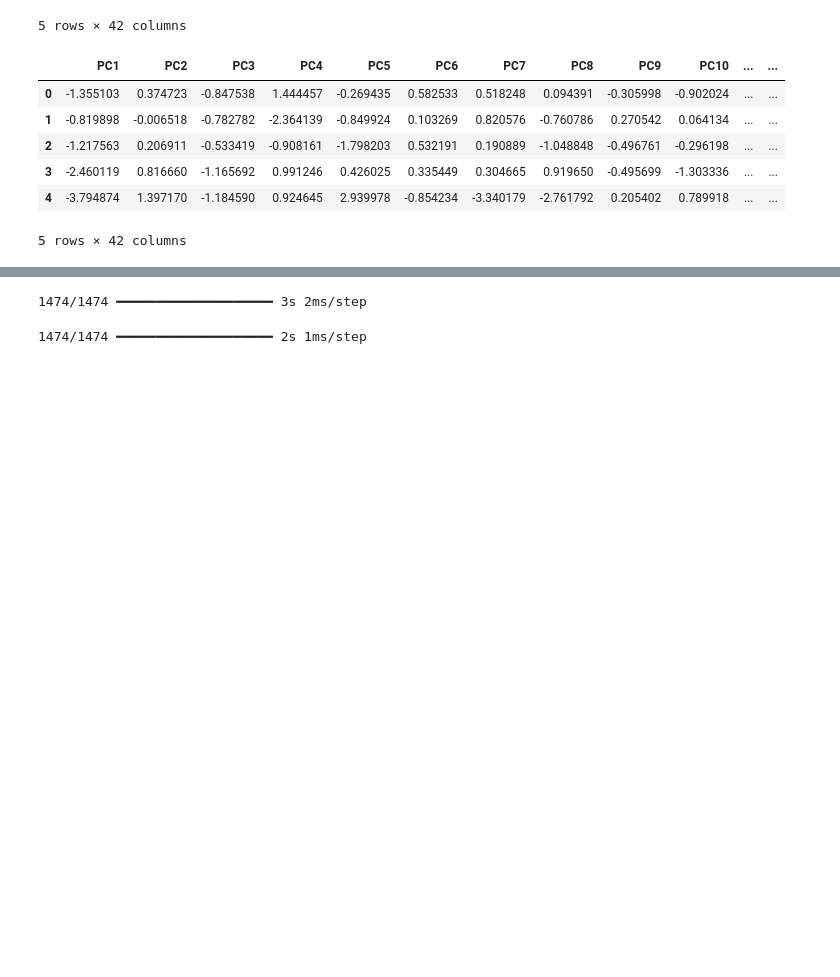
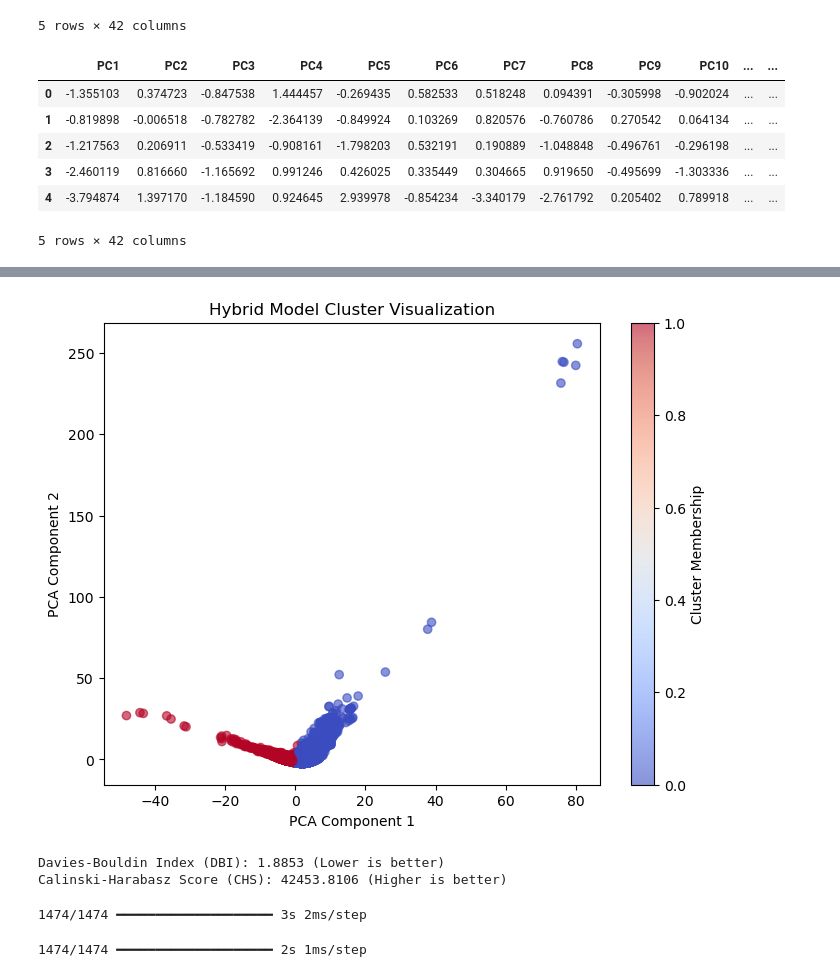
Before and after one commit to shivani309/Phishing-url-detection, a Jupyter notebook: Clustering/Fuzzycmeansandnn.ipynb, the cells around one changed output, grey strips where cells are left out. Saved outputs shown, nothing was run; the diff lists cells and outputs as text; code cells hidden in the pictures; blank space fills up the shorter version.

Commit message:
eval metrics added

```diff
--- a/Clustering/Fuzzycmeansandnn.ipynb
+++ b/Clustering/Fuzzycmeansandnn.ipynb
@@ -97,3 +96,46 @@ Model Accuracy: 100.00%
+# %%
+import numpy as np
+import matplotlib.pyplot as plt
+from sklearn.decomposition import PCA
+
+# Reduce dimensions using PCA (for visualization)
+pca = PCA(n_components=2)
+X_pca = pca.fit_transform(X_fcm)  # X_fcm contains both PCA features & FCM memberships
+
+# Get cluster memberships from FCM
+cluster_labels = np.argmax(u, axis=0)  # Assign the cluster with highest membership
+
+# Scatter plot of clusters
+plt.figure(figsize=(8, 6))
+scatter = plt.scatter(X_pca[:, 0], X_pca[:, 1], c=cluster_labels, cmap='coolwarm', alpha=0.6)
+
+# Add legend and labels
+plt.colorbar(scatter, label="Cluster Membership")
+plt.xlabel("PCA Component 1")
+plt.ylabel("PCA Component 2")
+plt.title("Hybrid Model Cluster Visualization")
+
+plt.show()
+# %% [output]
+[figure, added]
+# %%
+from sklearn.metrics import davies_bouldin_score, calinski_harabasz_score
+
+# Get cluster assignments from Fuzzy C-Means (FCM)
+cluster_labels = np.argmax(u, axis=0)  # Assigns the cluster with highest membership
+
+# Compute Davies-Bouldin Index (Lower is better)
+dbi_score = davies_bouldin_score(X_fcm, cluster_labels)
+
+# Compute Calinski-Harabasz Score (Higher is better)
+chs_score = calinski_harabasz_score(X_fcm, cluster_labels)
+
+# Print the results
+print(f"Davies-Bouldin Index (DBI): {dbi_score:.4f} (Lower is better)")
+print(f"Calinski-Harabasz Score (CHS): {chs_score:.4f} (Higher is better)")
+# %% [output]
+Davies-Bouldin Index (DBI): 1.8853 (Lower is better)
+Calinski-Harabasz Score (CHS): 42453.8106 (Higher is better)
 # %%
 import numpy as np
 import skfuzzy as fuzz
```
Also changed, not shown: parts of 2 cells of this notebook.
